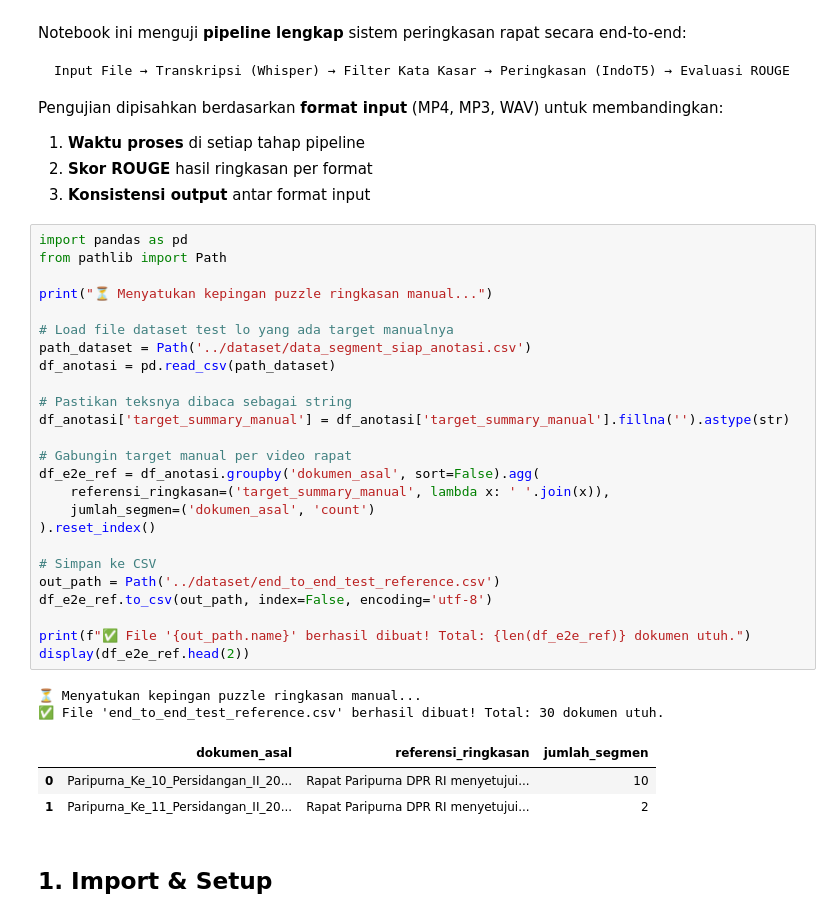
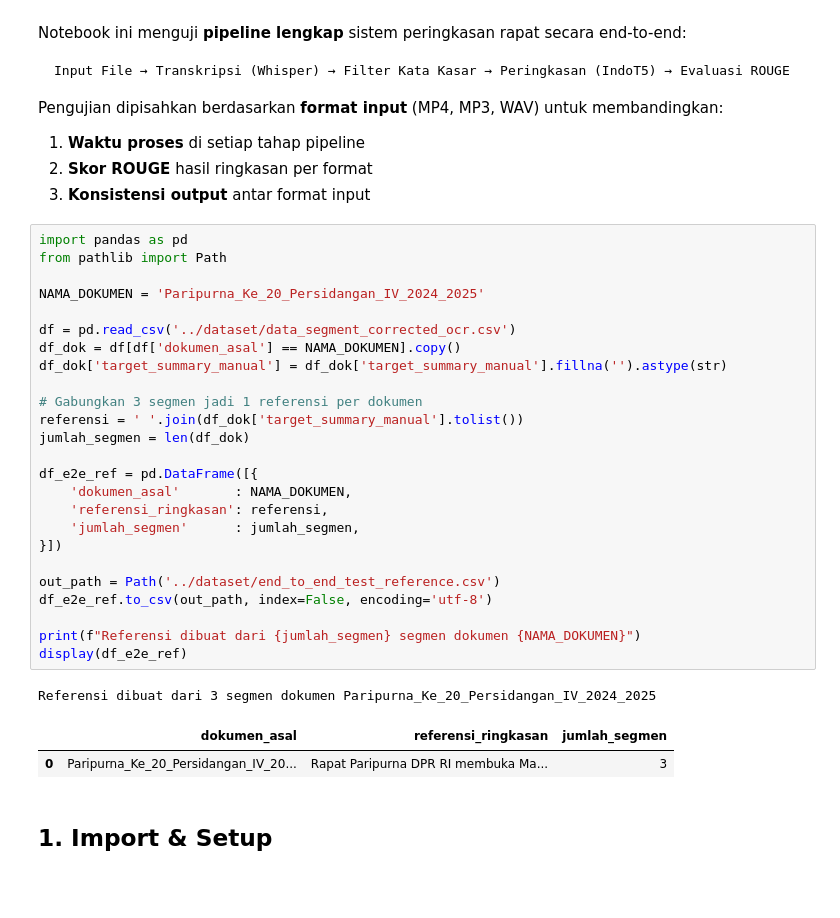
Before and after one commit to OkaWiyana/meeting-summarizer, a Jupyter notebook: notebooks/04_end_to_end_test.ipynb, the cells around one changed output. Cells and saved outputs as stored; diff of their text form; blank space fills up the shorter version.

```diff
--- a/notebooks/04_end_to_end_test.ipynb
+++ b/notebooks/04_end_to_end_test.ipynb
@@ -14,34 +14,32 @@ Pengujian dipisahkan berdasarkan **format input** (MP4, MP3, WAV) untuk membandi
 # %%
 import pandas as pd
 from pathlib import Path
 
-print("⏳ Menyatukan kepingan puzzle ringkasan manual...")
+NAMA_DOKUMEN = 'Paripurna_Ke_20_Persidangan_IV_2024_2025'
 
-# Load file dataset test lo yang ada target manualnya
-path_dataset = Path('../dataset/data_segment_siap_anotasi.csv')
-df_anotasi = pd.read_csv(path_dataset)
+df = pd.read_csv('../dataset/data_segment_corrected_ocr.csv')
+df_dok = df[df['dokumen_asal'] == NAMA_DOKUMEN].copy()
+df_dok['target_summary_manual'] = df_dok['target_summary_manual'].fillna('').astype(str)
 
-# Pastikan teksnya dibaca sebagai string
-df_anotasi['target_summary_manual'] = df_anotasi['target_summary_manual'].fillna('').astype(str)
+# Gabungkan 3 segmen jadi 1 referensi per dokumen
+referensi = ' '.join(df_dok['target_summary_manual'].tolist())
+jumlah_segmen = len(df_dok)
 
-# Gabungin target manual per video rapat
-df_e2e_ref = df_anotasi.groupby('dokumen_asal', sort=False).agg(
-    referensi_ringkasan=('target_summary_manual', lambda x: ' '.join(x)),
-    jumlah_segmen=('dokumen_asal', 'count')
-).reset_index()
+df_e2e_ref = pd.DataFrame([{
+    'dokumen_asal'       : NAMA_DOKUMEN,
+    'referensi_ringkasan': referensi,
+    'jumlah_segmen'      : jumlah_segmen,
+}])
 
-# Simpan ke CSV
 out_path = Path('../dataset/end_to_end_test_reference.csv')
 df_e2e_ref.to_csv(out_path, index=False, encoding='utf-8')
 
-print(f"✅ File '{out_path.name}' berhasil dibuat! Total: {len(df_e2e_ref)} dokumen utuh.")
-display(df_e2e_ref.head(2))
+print(f"Referensi dibuat dari {jumlah_segmen} segmen dokumen {NAMA_DOKUMEN}")
+display(df_e2e_ref)
 # %% [output]
-⏳ Menyatukan kepingan puzzle ringkasan manual...
-✅ File 'end_to_end_test_reference.csv' berhasil dibuat! Total: 30 dokumen utuh.
+Referensi dibuat dari 3 segmen dokumen Paripurna_Ke_20_Persidangan_IV_2024_2025
 |  | dokumen_asal | referensi_ringkasan | jumlah_segmen |
-| 0 | Paripurna_Ke_10_Persidangan_II_20... | Rapat Paripurna DPR RI menyetujui... | 10 |
-| 1 | Paripurna_Ke_11_Persidangan_II_20... | Rapat Paripurna DPR RI menyetujui... | 2 |
+| 0 | Paripurna_Ke_20_Persidangan_IV_20... | Rapat Paripurna DPR RI membuka Ma... | 3 |
 # %% [markdown]
 ## 1. Import & Setup
 # %%
```
Also changed, not shown: parts of 9 cells of this notebook, 14 other files.
